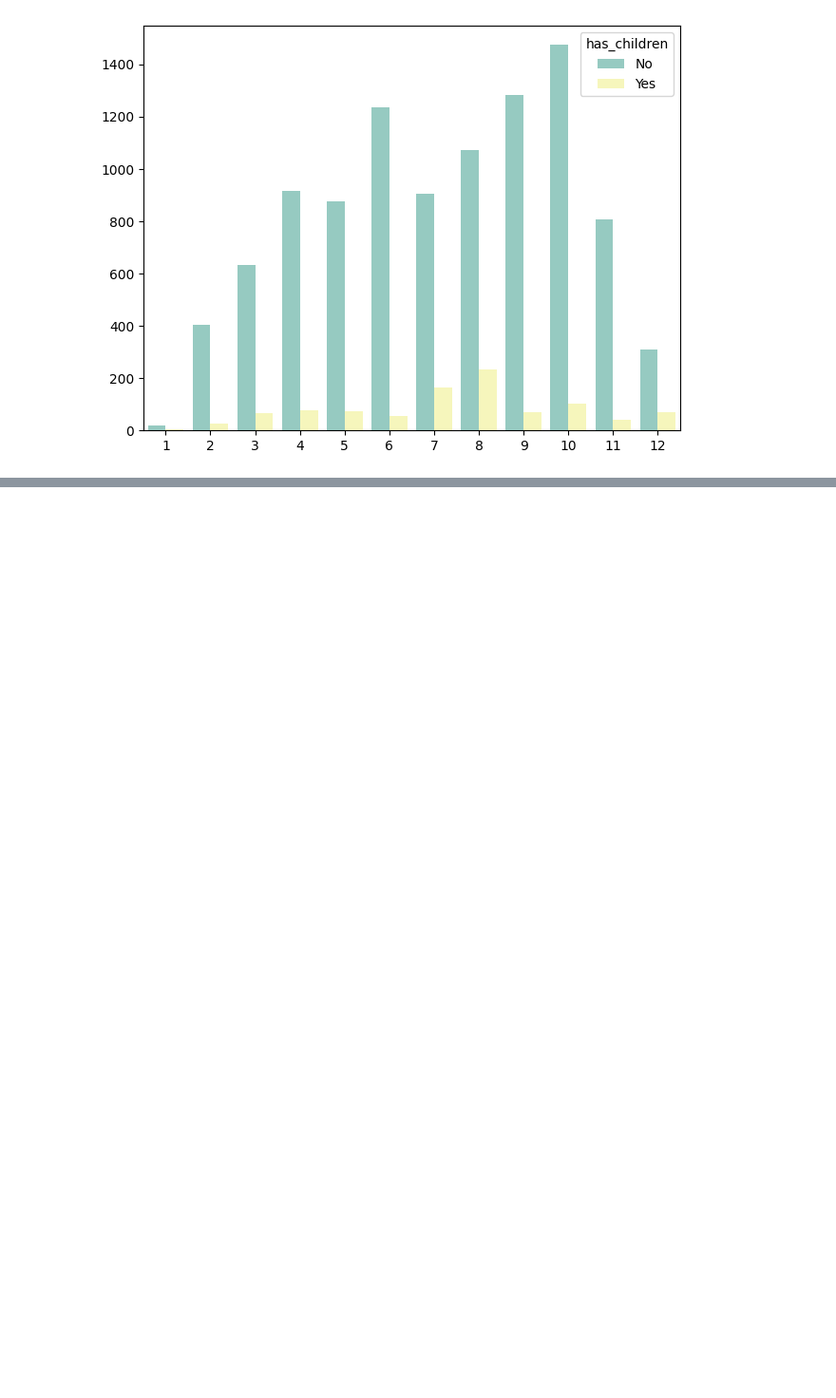
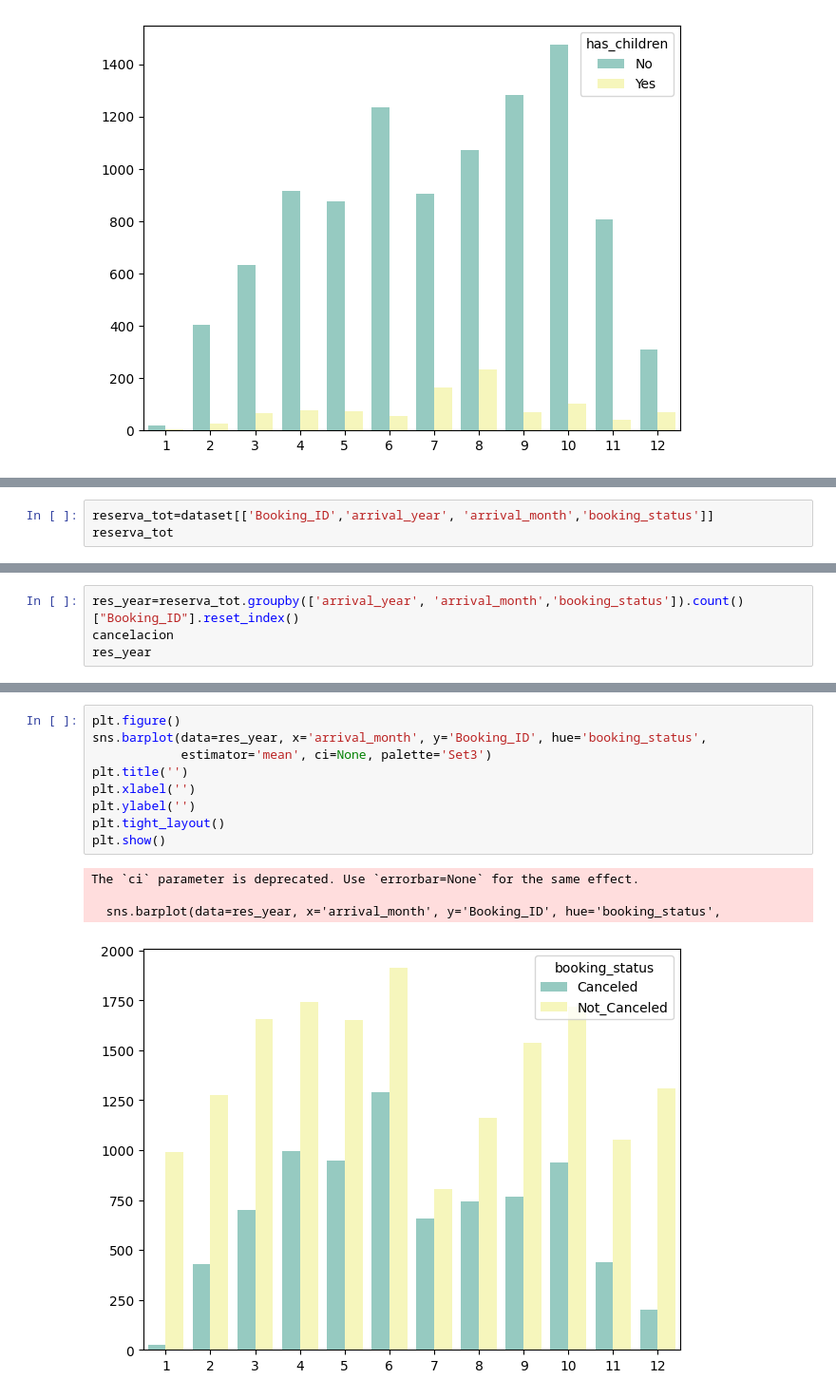
Before and after one commit to AndresCba89/reservas_hoteles, a Jupyter notebook: hotel.ipynb, the cells around one changed output, grey strips where cells are left out. Shown: that part at 95% size. Drawn from its saved outputs; the diff is of its cells as text; blank space fills up the shorter version.

Commit message:
ser realiza analisis de reserva y cancelacione4s a traves de los meses  seleccionado por años 2017 y 2018

```diff
--- a/hotel.ipynb
+++ b/hotel.ipynb
@@ -285,0 +298,3 @@ The `ci` parameter is deprecated. Use `errorbar=None` for the same effect.
+# %%
+reserva_tot=dataset[['Booking_ID','arrival_year', 'arrival_month','booking_status']]
+reserva_tot
@@ -285,0 +315,4 @@ The `ci` parameter is deprecated. Use `errorbar=None` for the same effect.
+# %%
+res_year=reserva_tot.groupby(['arrival_year', 'arrival_month','booking_status']).count()["Booking_ID"].reset_index()
+cancelacion
+res_year
@@ -285,0 +337,14 @@ The `ci` parameter is deprecated. Use `errorbar=None` for the same effect.
+# %%
+plt.figure()
+sns.barplot(data=res_year, x='arrival_month', y='Booking_ID', hue='booking_status',
+            estimator='mean', ci=None, palette='Set3')
+plt.title('')
+plt.xlabel('')
+plt.ylabel('')
+plt.tight_layout()
+plt.show()
+# %% [output]
+The `ci` parameter is deprecated. Use `errorbar=None` for the same effect.
+
+  sns.barplot(data=res_year, x='arrival_month', y='Booking_ID', hue='booking_status',
+[figure, added]
```
Also changed, not shown: parts of 8 cells of this notebook.
